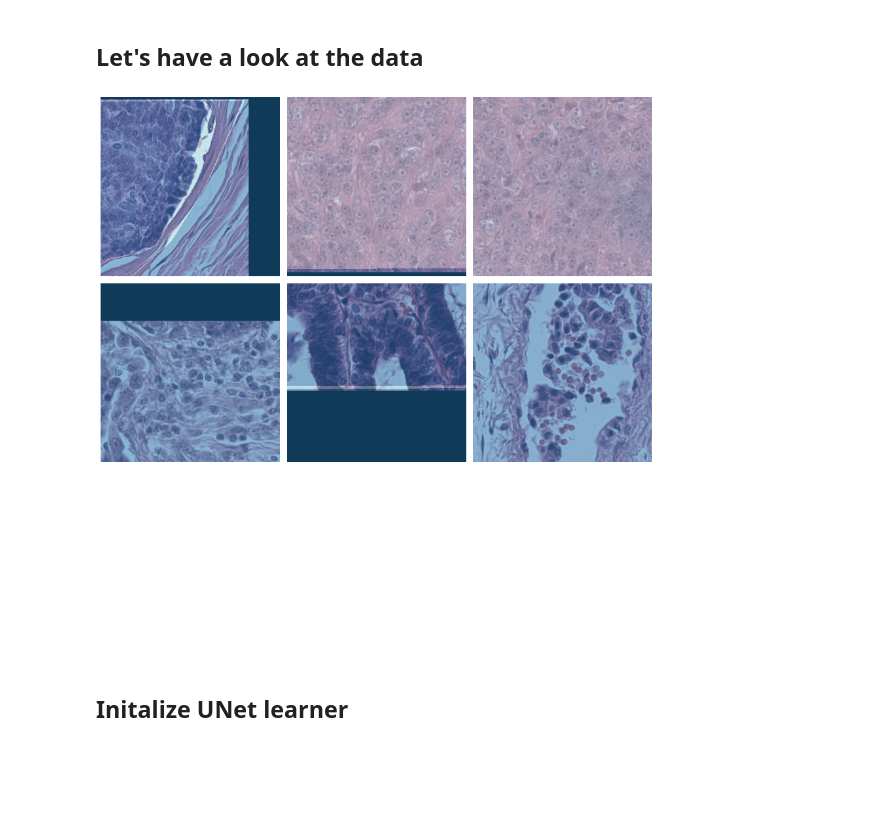
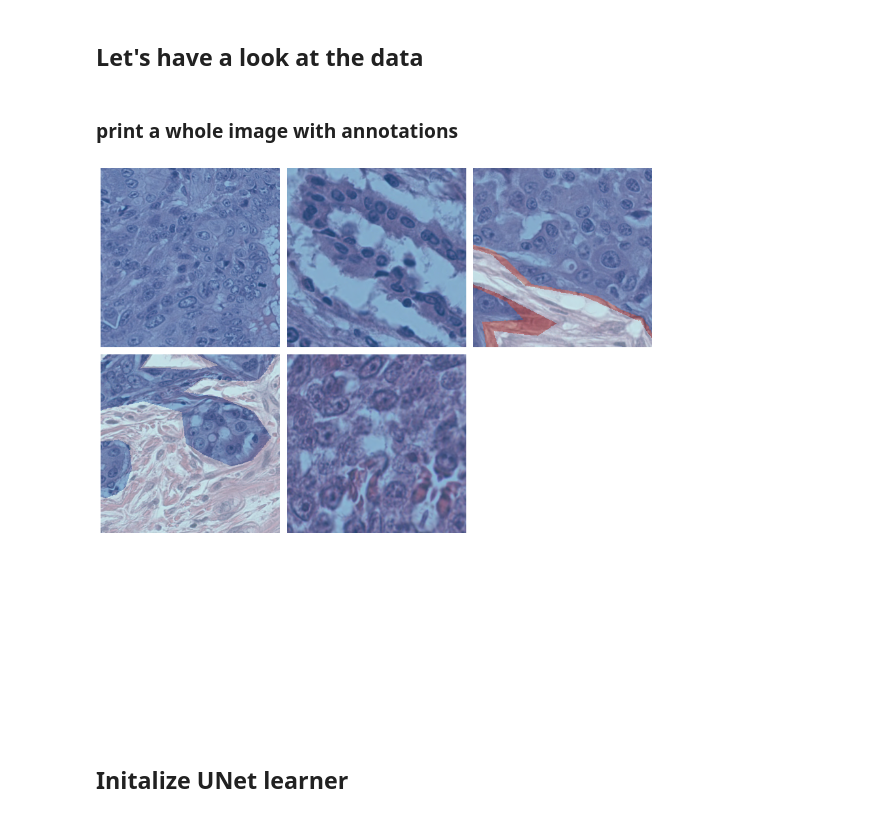
Before and after one commit to llloretta/CanineMammaryTumorGrading, a Jupyter notebook: segmentation/segmentation_training.ipynb, the cells around one changed output. Cells and saved outputs as stored; diff of their text form; code cells hidden in the pictures; blank space fills up the shorter version.

Commit message:
changes to classes

```diff
--- a/segmentation/segmentation_training.ipynb
+++ b/segmentation/segmentation_training.ipynb
@@ -34,8 +34,8 @@ device(type='cuda')
 ## Define model input parameters
 # %%
 patch_size = 512
-patches_per_slide = 5 #10 # define number of pathes sampled per slide for each pseudo-epoch
-batch_size = 6 #8
+patches_per_slide = 7 #10 # define number of pathes sampled per slide for each pseudo-epoch
+batch_size = 5 #8
 level = 0 # resolution level of image pyramid (higher level corresponds to lower resoution)
 lr = 1e-4
 encoder = models.resnet18
@@ -56,13 +56,12 @@ annotation_file = "/home/klose/Data/CMC.json"
 # %%
 #mein eigenes
 #Label Dict, -1 is not relevant
-label_dict = {'Bg':0 , 'Lumen': -1, 'Tumor': 1, 'Normal': 2,
+label_dict = {'Bg':0 , 'Tumor': 1, 'Tumorstroma': 2, 'Normal': -1, 'Lumen': -1,
               'Tub. 1S - Pleo 1': -1, 'Tub. 1S - Pleo 2': -1, 'Tub. 1S - Pleo 3': -1,
               'Tub. PluriS - Pleo 1': -1, 'Tub. PluriS - Pleo 2': -1, 'Tub. PluriS - Pleo 3':-1,
              'Tubulopap. - Pleo 1': -1, 'Tubulopap. - Pleo 2': -1, 'Tubulopap. - Pleo 3': -1,
             'Solid - Pleo 1': -1, 'Solid - Pleo 2': -1, 'Solid - Pleo 3': -1,
-             'Nekrose / Entzündung': -1,  'Gefäße - Frei': -1, 'Gefäße - Metastase': -1,
-             'Tumorstroma': -1, 'Ignore': -1, 'Annotationskasten': -1,
+             'Nekrose / Entzündung': -1,  'Gefäße - Frei': -1, 'Gefäße - Metastase': -1, 'Ignore': -1, 'Annotationskasten': -1,
              'Micropap. P1': -1, 'Micropap. P2': -1, 'Micropap. P3': -1,
              'Kasten - vereinfacht': -1, 'Kasten - Test': -1,
               'A1 - B1': -1,'A1 - B2': -1, 'A1 - B3': -1, 'A2 - B1': -1,'A2 - B2': -1,'A2 - B3':-1, 'A3 - B1':-1, 'A3 - B2':-1,'A3 - B3':-1}
@@ -83,8 +82,9 @@ tfms = get_transforms(do_flip=True,
 # %% [markdown]
 ## Create fastai databunch (todod: Klassen anpassen
 # %%
+#Daten ohne Annotation
 train = SlideSegmentationItemList(train_data)
 valid = SlideSegmentationItemList(valid_data)
 path = Path('.')
 item_list = ItemLists(path, train, valid)
-item_list = item_list.label_from_func(get_y_func, classes=['Bg', 'Tumor', 'Normal'],label_cls=SlideSegmentationLabelList)
+item_list = item_list.label_from_func(get_y_func, classes=['Bg', 'Tumor', 'Tumorstroma'],label_cls=SlideSegmentationLabelList)
@@ -94,10 +97,12 @@ item_list = item_list.label_from_func(get_y_func, classes=['Bg', 'Tumor', 'Norma
 data = item_list.transform(tfms, size=patch_size, tfm_y=True).databunch(bs=batch_size, no_check=True, num_workers=0).normalize(([0.7587, 0.5718, 0.6572],[0.0866, 0.1118, 0.0990])) # For Windows num_workers has to be set to 0
 # %% [markdown]
 ## Let's have a look at the data
+# %% [markdown]
+### print a whole image with annotations
 # %%
-data.show_batch(ds_type=DatasetType.Valid)
+data.show_batch(ds_type=DatasetType.Train)
 # %% [output]
-[figure, old version]
+[figure, new version]
 # %% [markdown]
 ## Initalize UNet learner
 # %% [markdown]
```
Also changed, not shown: parts of 6 cells of this notebook, 8 other files.
